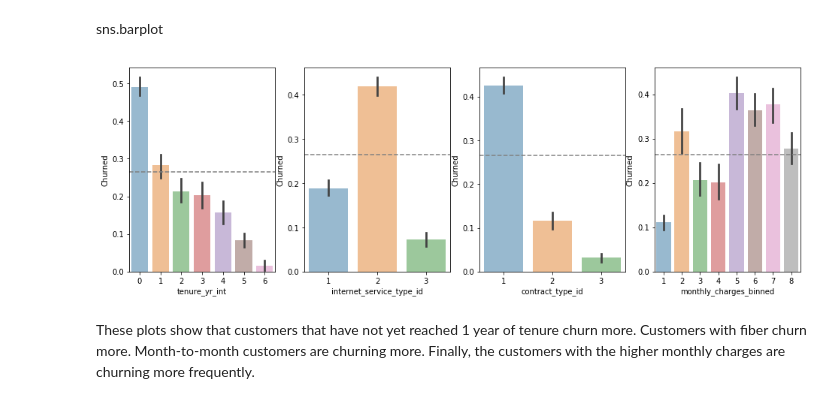
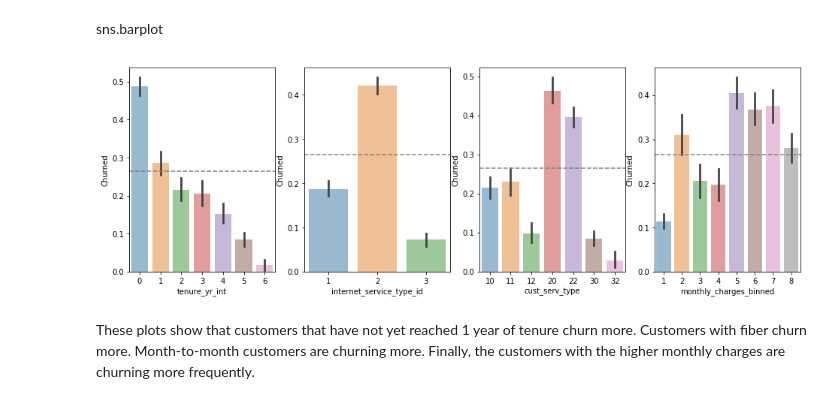
Before and after one commit to codeup-classification-project-ada/Classification, a Jupyter notebook: Codeup_Classification_Project_Ada_JB.ipynb, the cells around one changed output. Cells and saved outputs as stored; diff of their text form; code cells hidden in the pictures.

```diff
--- a/Codeup_Classification_Project_Ada_JB.ipynb
+++ b/Codeup_Classification_Project_Ada_JB.ipynb
@@ -526,0 +498,7 @@ df.head()
+# %%
+def encode_multiple_lines(df):
+    encoder = LabelEncoder()
+    encoder.fit(df.multiple_lines)
+    return df.assign(multiple_lines_encoded = encoder.transform(df.multiple_lines))
+# %%
+df = encode_multiple_lines(df)
@@ -624,7 +612,7 @@ y = df[['churn_encoded']]
 # %% [markdown]
 ### End of Data Prep
 # %%
-train, test = train_test_split(df, random_state=123)
+train, test = train_test_split(df, train_size=0.80, random_state=123)
 # %%
 train.shape
 # %% [output]
@@ -636,7 +624,7 @@ test.shape
 # %%
 scaler = MinMaxScaler()
 # %%
-scaler.fit(X_train[['monthly_charges', 'total_charges']])
+scaler.fit(train[['monthly_charges', 'total_charges']])
 # %% [output]
 MinMaxScaler(copy=True, feature_range=(0, 1))
 # %%
@@ -706,18 +694,18 @@ pd.scatter_matrix
 # %% [markdown]
 sns.barplot
 # %%
-features = ['tenure_yr_int', 'internet_service_type_id', 'contract_type_id', 'monthly_charges_binned']
+features = ['tenure_yr_int', 'internet_service_type_id', 'cust_serv_type', 'monthly_charges_binned']
 
 _, ax = plt.subplots(nrows=1, ncols=4, figsize=(16,5))
 
 churned_rate = train.churn_encoded.mean()
 
 for i, feature in enumerate(features):
     sns.barplot(feature, 'churn_encoded', data=train, ax=ax[i], alpha=.5)
     ax[i].set_ylabel('Churned')
     ax[i].axhline(churned_rate, ls='--', color='grey')
 # %% [output]
-[figure, old version]
+[figure, new version]
 # %% [markdown]
 These plots show that customers that have not yet reached 1 year of tenure churn more.  Customers with fiber churn more.  Month-to-month customers are churning more.  Finally, the customers with the higher monthly charges are churning more frequently.
 # %% [markdown]
```
Also changed, not shown: parts of 92 cells of this notebook.
